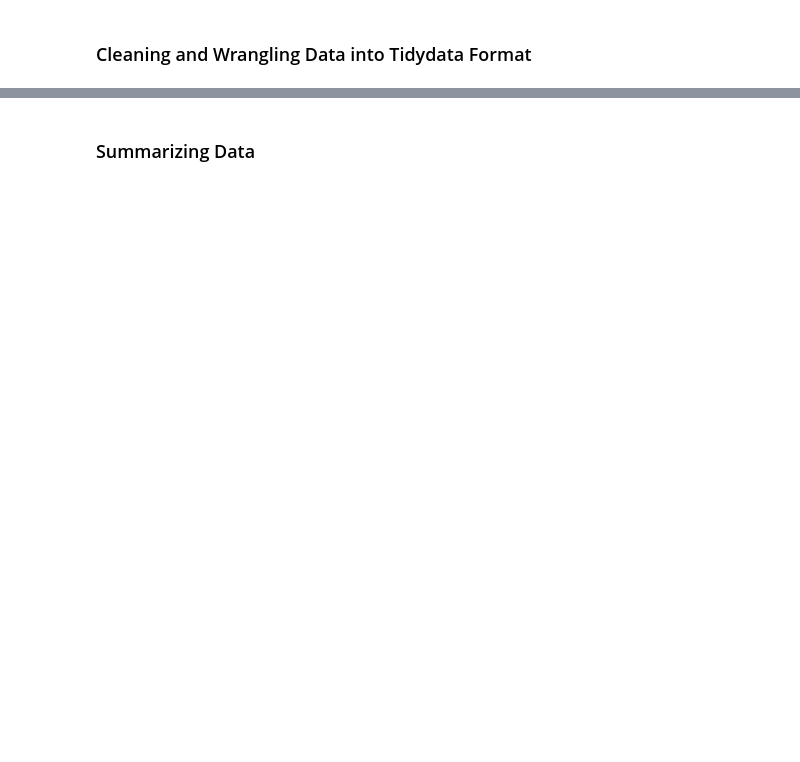
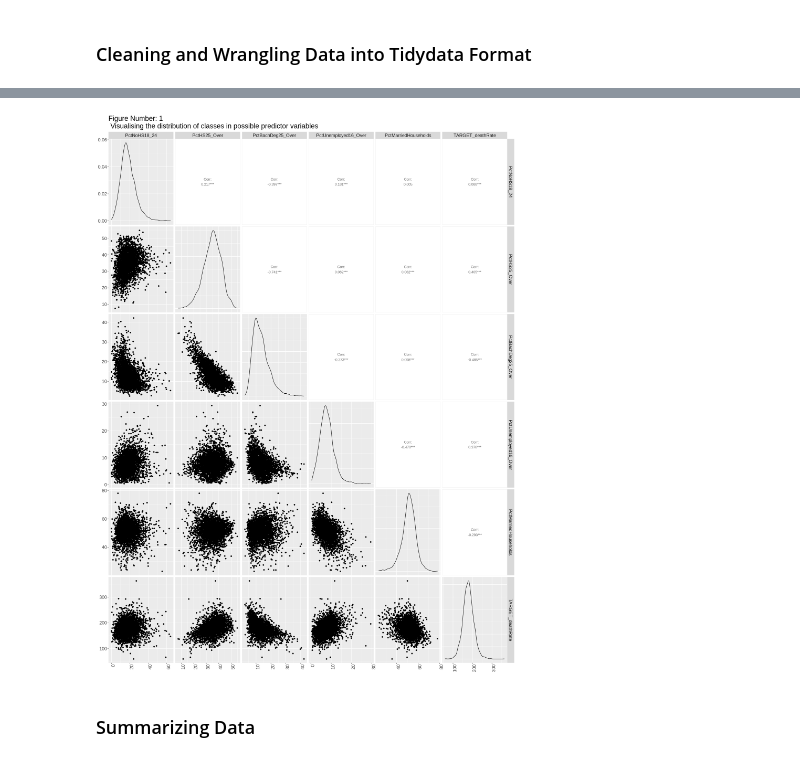
Before and after one commit to caswellbrett/CancerMortalityPrediction, a Jupyter notebook: Report.ipynb, the cells around one changed output, grey strips where cells are left out. Cells and saved outputs as stored; diff of their text form; code cells hidden in the pictures; blank space fills up the shorter version.

```diff
--- a/Report.ipynb
+++ b/Report.ipynb
@@ -102,3 +136,15 @@ ERROR: Error in `chr_as_locations()`:
+# %%
+options(repr.plot.width = 18, repr.plot.height = 24)
+paired_plot <- cancer_filter |>
+               select(PctNoHS18_24, PctHS25_Over, PctBachDeg25_Over, PctUnemployed16_Over, PctMarriedHouseholds, TARGET_deathRate) |>
+               ggpairs() + #colouring the data points by the UNS column (which conatins the classes to be predicted)
+               ggtitle("Figure Number: 1 \n Visualising the distribution of classes in possible predictor variables") +
+               theme(text = element_text(size = 18)) +
+               theme(axis.text.x = element_text(angle = 90, hjust = 1)) # adjusting the x-axis labels so they don't overlap wiht each other and are clearly visible
+
+paired_plot
+# %% [output]
+[figure, added]
 # %% [markdown]
 ### Summarizing Data
 # %%
```
Also changed, not shown: parts of 7 cells of this notebook.
